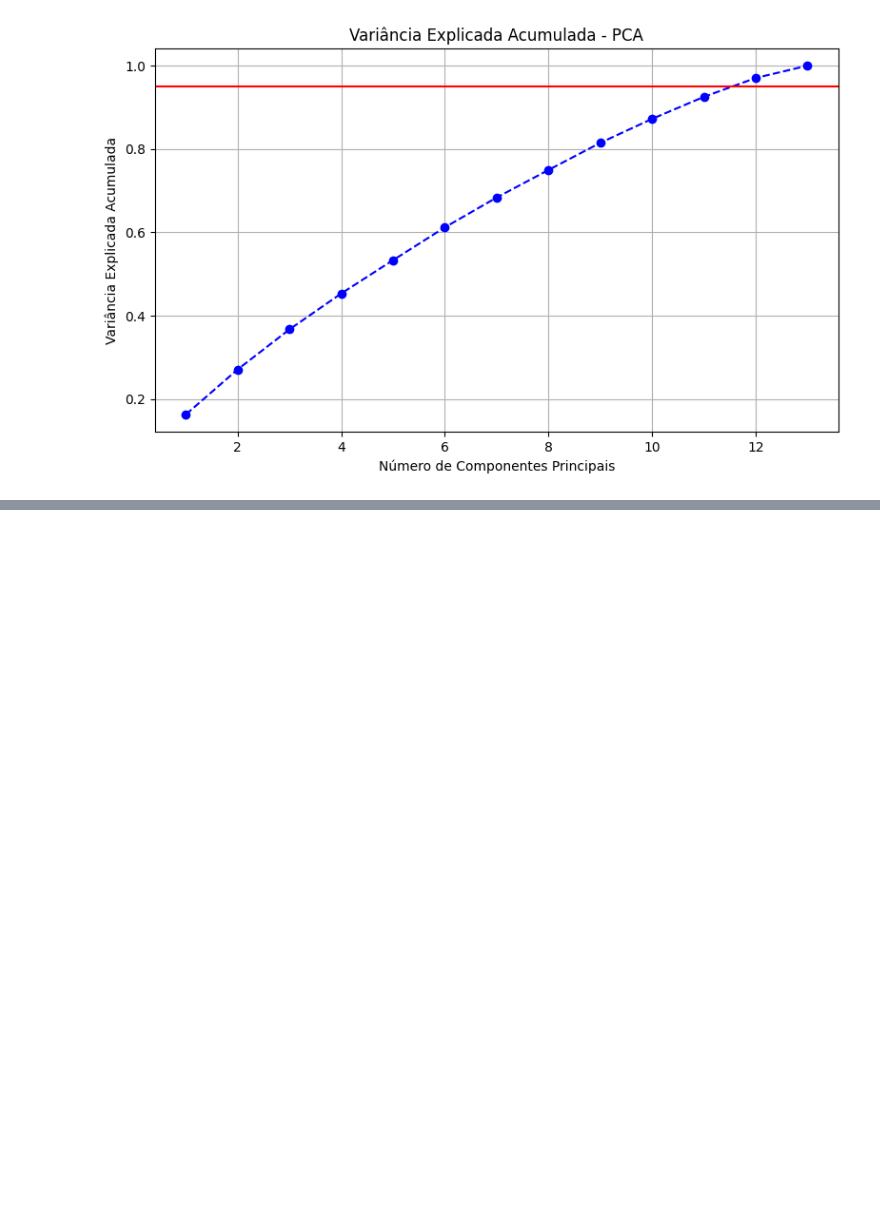
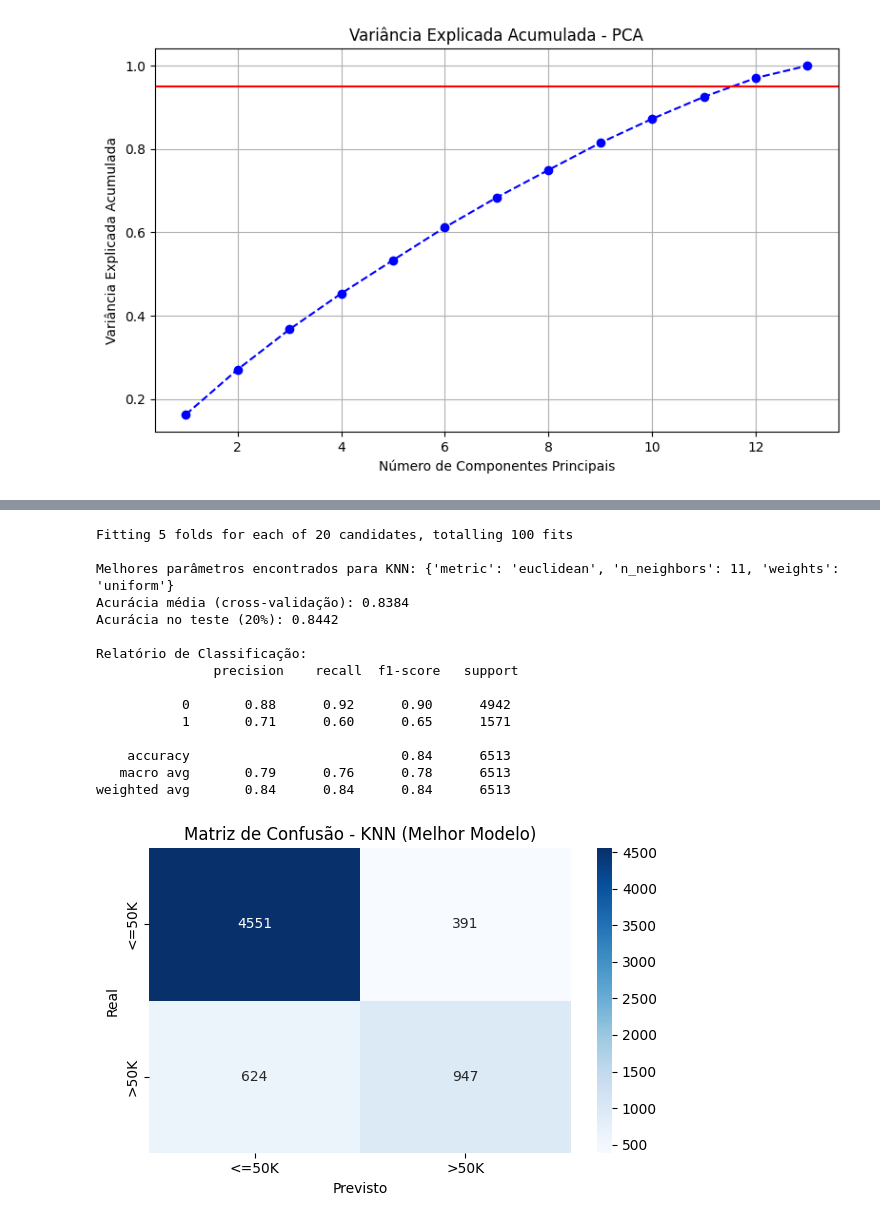
Before and after one commit to Joao-Giaretta/mlb, a Jupyter notebook: rede_neural.ipynb, the cells around one changed output, grey strips where cells are left out. Cells and saved outputs as stored; diff of their text form; code cells hidden in the pictures; blank space fills up the shorter version.

```diff
--- a/rede_neural.ipynb
+++ b/rede_neural.ipynb
@@ -237,0 +256,55 @@ plt.show()
+# %%
+# Definir o classificador base
+knn = KNeighborsClassifier()
+
+# Grid de parâmetros para o KNN
+param_grid_knn = {
+    'n_neighbors': [3, 5, 7, 9, 11],
+    'weights': ['uniform', 'distance'],
+    'metric': ['euclidean', 'manhattan']
+}
+
+# GridSearchCV com validação cruzada
+grid_search_knn = GridSearchCV(knn, param_grid_knn, cv=5, scoring='accuracy', n_jobs=-1, verbose=1)
+grid_search_knn.fit(X_train, y_train)
+
+# Melhor modelo
+best_model_knn = grid_search_knn.best_estimator_
+print("\nMelhores parâmetros encontrados para KNN:", grid_search_knn.best_params_)
+print(f"Acurácia média (cross-validação): {grid_search_knn.best_score_:.4f}")
+
+# Avaliação no conjunto de teste
+y_pred_knn = best_model_knn.predict(X_test)
+test_accuracy_knn = accuracy_score(y_test, y_pred_knn)
+
+print(f"Acurácia no teste (20%): {test_accuracy_knn:.4f}")
+print("\nRelatório de Classificação:\n", classification_report(y_test, y_pred_knn))
+
+# Matriz de Confusão
+cm_knn = confusion_matrix(y_test, y_pred_knn)
+plt.figure(figsize=(6, 4))
+sns.heatmap(cm_knn, annot=True, fmt='d', cmap='Blues',
+            xticklabels=label_encoders['income'].classes_,
+            yticklabels=label_encoders['income'].classes_)
+plt.title("Matriz de Confusão - KNN (Melhor Modelo)")
+plt.xlabel("Previsto")
+plt.ylabel("Real")
+plt.tight_layout()
+plt.show()
+# %% [output]
+Fitting 5 folds for each of 20 candidates, totalling 100 fits
+
+Melhores parâmetros encontrados para KNN: {'metric': 'euclidean', 'n_neighbors': 11, 'weights': 'uniform'}
+Acurácia média (cross-validação): 0.8384
+Acurácia no teste (20%): 0.8442
+
+Relatório de Classificação:
+               precision    recall  f1-score   support
+
+           0       0.88      0.92      0.90      4942
+           1       0.71      0.60      0.65      1571
+
+    accuracy                           0.84      6513
+   macro avg       0.79      0.76      0.78      6513
+weighted avg       0.84      0.84      0.84      6513
+[figure, added]
```
Also changed, not shown: parts of 6 cells of this notebook.
